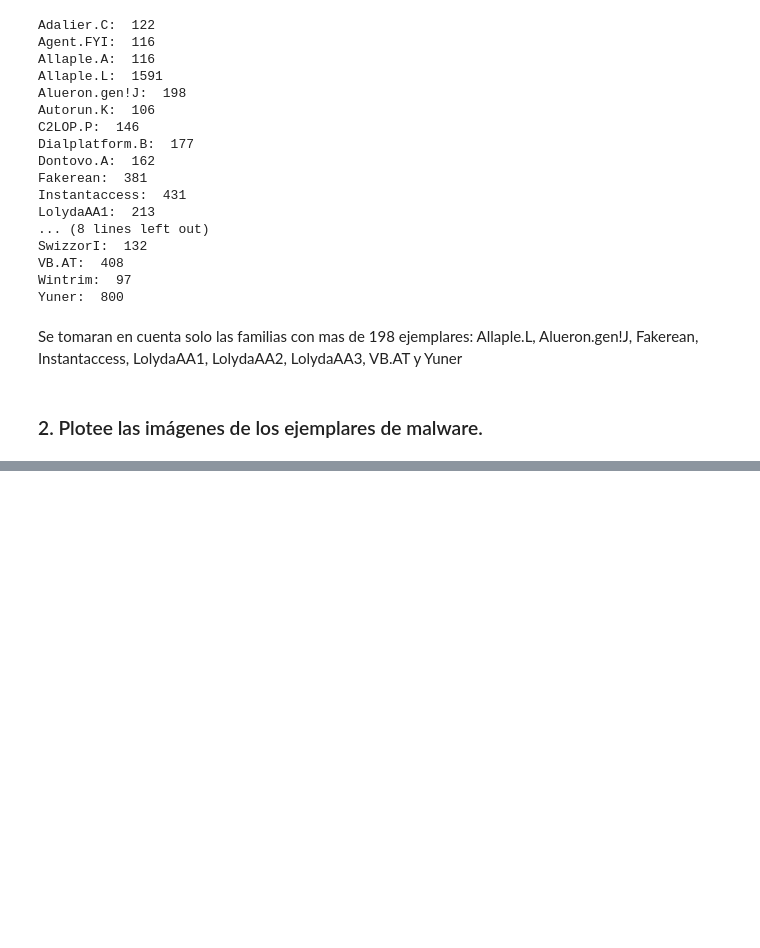
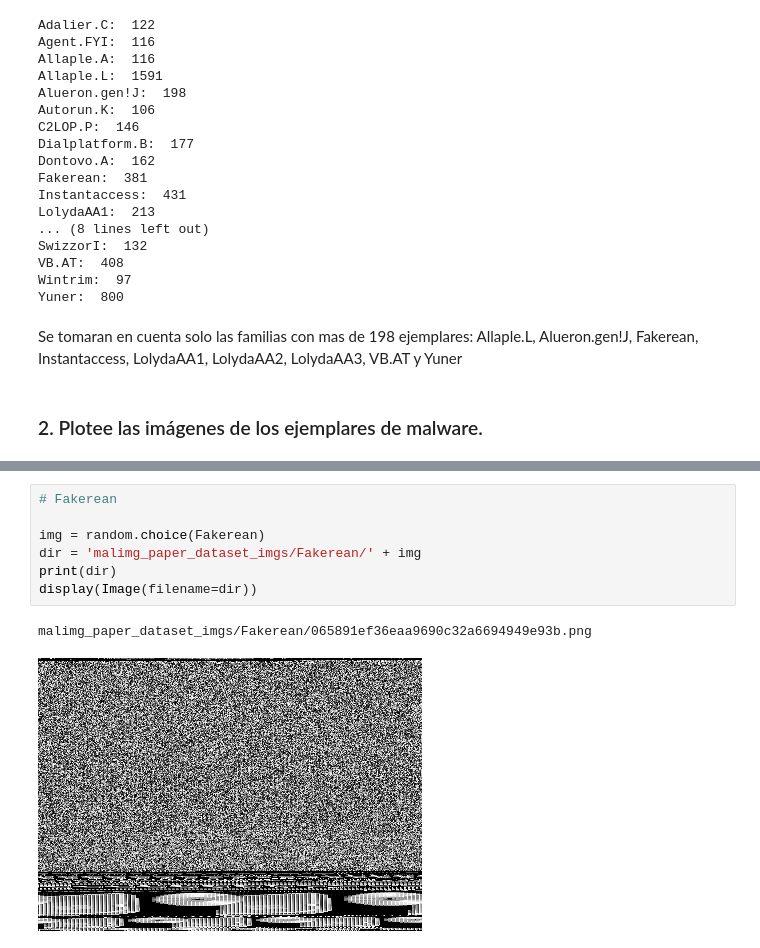
Before and after one commit to sergiomarchena16/lab7-sds, a Jupyter notebook: main.ipynb, the cells around one changed output, grey strips where cells are left out. Cells and saved outputs as stored; diff of their text form; blank space fills up the shorter version.

```diff
--- a/main.ipynb
+++ b/main.ipynb
@@ -88,0 +109,10 @@ Se tomaran en cuenta solo las familias con mas de 198 ejemplares: Allaple.L, Alu
+# %%
+# Fakerean
+
+img = random.choice(Fakerean)
+dir = 'malimg_paper_dataset_imgs/Fakerean/' + img
+print(dir)
+display(Image(filename=dir))
+# %% [output]
+malimg_paper_dataset_imgs/Fakerean/065891ef36eaa9690c32a6694949e93b.png
+[figure, added]
```
Also changed, not shown: parts of 10 cells of this notebook.
